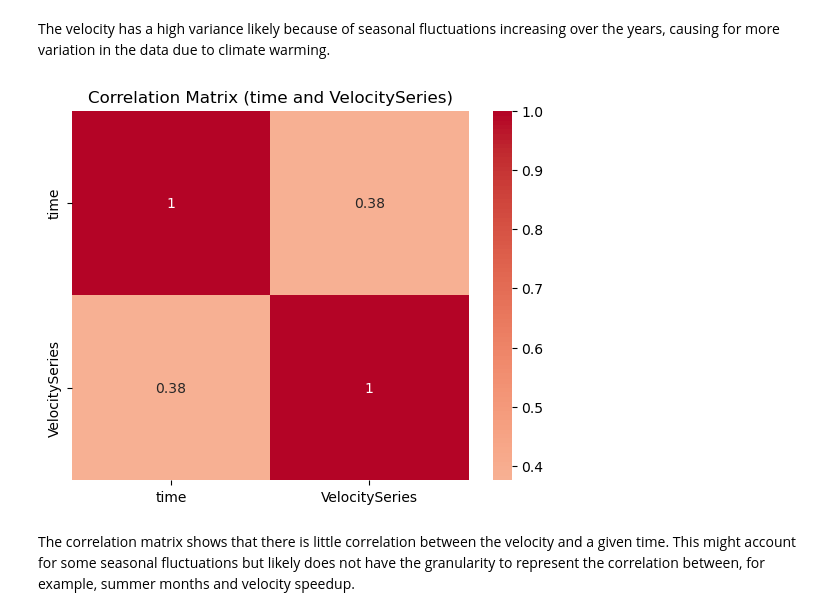
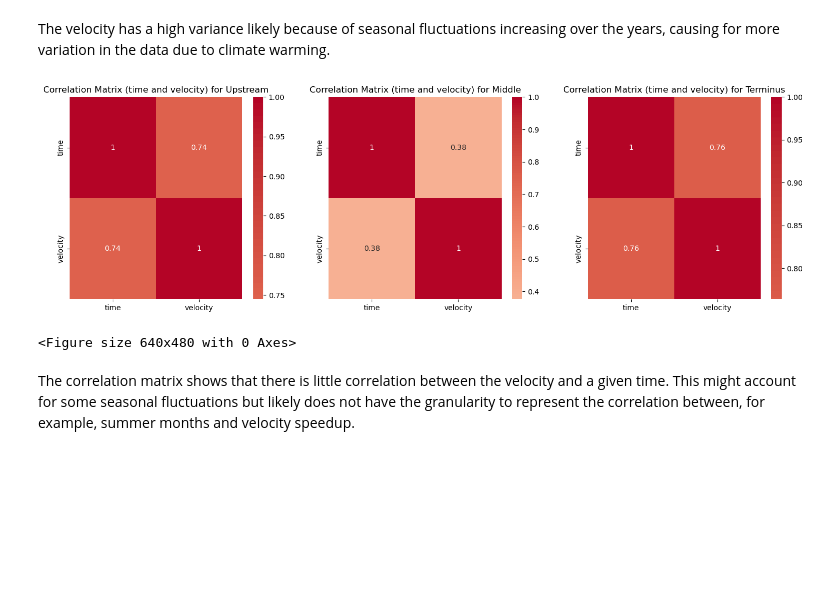
Before and after one commit to cjense/seasonal-icevelocity-prediction, a Jupyter notebook: notebooks/3_calculate_statistics.ipynb, the cells around one changed output. Cells and saved outputs as stored; diff of their text form; code cells hidden in the pictures; blank space fills up the shorter version.

```diff
--- a/notebooks/3_calculate_statistics.ipynb
+++ b/notebooks/3_calculate_statistics.ipynb
@@ -35,6 +41,8 @@ plt.show()
 # %% [markdown]
 The most samples occur from 2017-2021, when Landsat-8, Sentinel-1, and Sentinel-2 overlapped.
 # %%
-# Count the data points
-print("There are " + str(len(data['time'])) + " data points in the dataset.")
+for point in point_names:
+    data = pd.read_csv('../data/clean/' + point + '_velocity_series_clean.csv')
+    data['time'] = pd.to_datetime(data['time'])
+    print(f"There are {len(data['time'])} data points in the dataset for {point.capitalize()} Point.")
 # %% [output]
@@ -42,10 +52,16 @@ There are 364 data points in the dataset.
 # %%
-# Calculate the mean, median, and variance of the velocity data
-mean_velocity = data['VelocitySeries'].mean()
-median_velocity = data['VelocitySeries'].median()
-variance_velocity = data['VelocitySeries'].var()
+for point in point_names:
+    data = pd.read_csv('../data/clean/' + point + '_velocity_series_clean.csv')
+    data['time'] = pd.to_datetime(data['time'])
 
-print(f"Mean Velocity: {mean_velocity}")
-print(f"Median Velocity: {median_velocity}")
-print(f"Variance of Velocity: {variance_velocity}")
+    # Calculate the mean, median, and variance of the velocity data
+    mean_velocity = data['VelocitySeries'].mean()
+    median_velocity = data['VelocitySeries'].median()
+    variance_velocity = data['VelocitySeries'].var()
+
+    print(f"{point.capitalize()} Point:")
+    print(f"Mean Velocity: {mean_velocity}")
+    print(f"Median Velocity: {median_velocity}")
+    print(f"Variance of Velocity: {variance_velocity}")
+    print()
 # %% [output]
@@ -55,14 +82,23 @@ Variance of Velocity: 2499.2483265794976
 # %% [markdown]
 The velocity has a high variance likely because of seasonal fluctuations increasing over the years, causing for more variation in the data due to climate warming.
 # %%
-# Calculate the correlation matrix for 'time' and 'VelocitySeries'
-correlation_matrix_filtered = data[['time', 'VelocitySeries']].corr()
+fig, ax = plt.subplots(1, 3, figsize=(18, 5))
 
-# Plot the filtered correlation matrix
-sns.heatmap(correlation_matrix_filtered, annot=True, cmap='coolwarm', center=0)
-plt.title('Correlation Matrix (time and VelocitySeries)')
+for i, point in enumerate(point_names):
+    data = pd.read_csv('../data/clean/' + point + '_velocity_series_clean.csv')
+    data['time'] = pd.to_datetime(data['time'])
+    data.rename(columns={'VelocitySeries': 'velocity'}, inplace=True)
+    # Calculate the correlation matrix for 'time' and 'VelocitySeries'
+    correlation_matrix_filtered = data[['time', 'velocity']].corr()
+
+    # Plot the filtered correlation matrix
+    sns.heatmap(correlation_matrix_filtered, annot=True, cmap='coolwarm', center=0, ax=ax[i])
+    ax[i].set_title('Correlation Matrix (time and velocity) for ' + point_capitals[i])
+
 plt.show()
+plt.savefig('../figures/velocity_correlation_matrix.png')
 # %% [output]
-[figure, old version]
+[figure, new version]
+<Figure size 640x480 with 0 Axes>
 # %% [markdown]
 The correlation matrix shows that there is little correlation between the velocity and a given time. This might account for some seasonal fluctuations but likely does not have the granularity to represent the correlation between, for example, summer months and velocity speedup.
```
Also changed, not shown: parts of 5 cells of this notebook.
